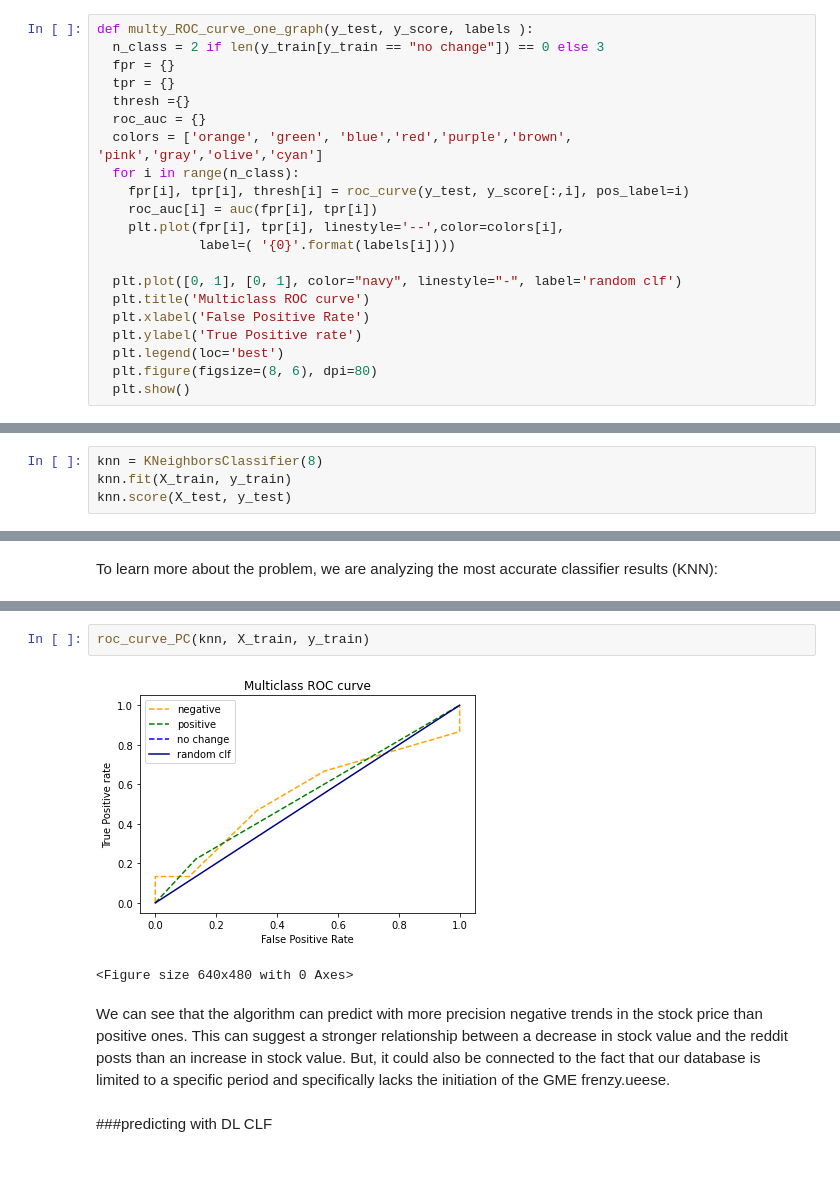
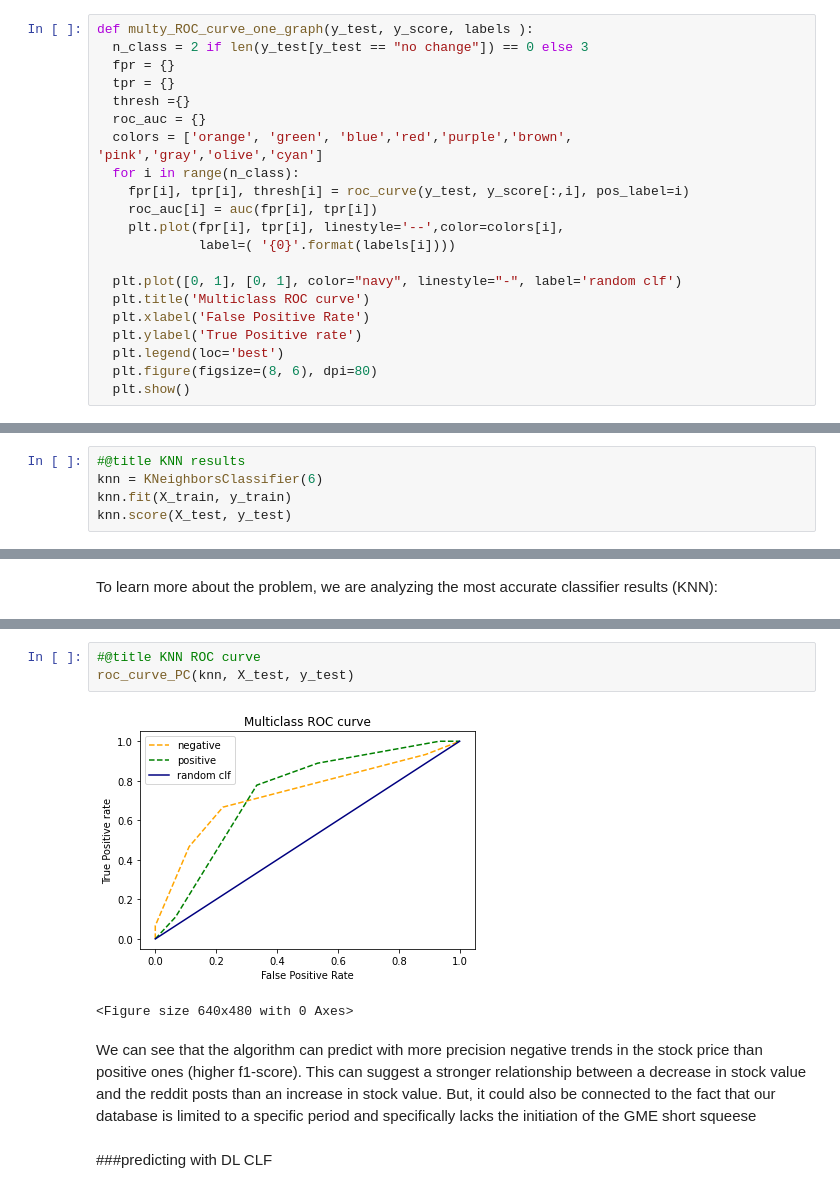
Before and after one commit to amit-shahar/StockValues, a Jupyter notebook: StocksValues.ipynb, the cells around one changed output, grey strips where cells are left out. Cells and saved outputs as stored; diff of their text form.

```diff
--- a/StocksValues.ipynb
+++ b/StocksValues.ipynb
@@ -246,7 +248,7 @@ def FB_prophet(stock, start_period, training_untill, end_period, days_to_forecas
   return m, m.predict(future_df), stock_df
 # %%
 def multy_ROC_curve_one_graph(y_test, y_score, labels ):
-  n_class = 2 if len(y_train[y_train == "no change"]) == 0 else 3
+  n_class = 2 if len(y_test[y_test == "no change"]) == 0 else 3
   fpr = {}
   tpr = {}
   thresh ={}
@@ -1482,5 +1417,6 @@ clf.score(X_test, y_test)
 # %%
-knn = KNeighborsClassifier(8)
+#@title KNN results
+knn = KNeighborsClassifier(6)
 knn.fit(X_train, y_train)
 knn.score(X_test, y_test)
 # %% [output]
@@ -1512,11 +1442,12 @@ roc_curve_PC(clf, X_train, y_train)
-# %%
-roc_curve_PC(knn, X_train, y_train)
-# %% [output]
-[figure, removed]
-<Figure size 640x480 with 0 Axes>
+# %%
+#@title KNN ROC curve
+roc_curve_PC(knn, X_test, y_test)
+# %% [output]
+[figure, added]
+<Figure size 640x480 with 0 Axes>
 # %% [markdown]
-We can see that the algorithm can predict with more precision negative trends in the stock price than positive ones.
-This can suggest a stronger relationship between a decrease in stock value and the reddit posts than an increase in stock value. But, it could also be connected to the fact that our database is limited to a specific period and specifically lacks the initiation of the GME frenzy.ueese.
+We can see that the algorithm can predict with more precision negative trends in the stock price than positive ones (higher f1-score).
+This can suggest a stronger relationship between a decrease in stock value and the reddit posts than an increase in stock value. But, it could also be connected to the fact that our database is limited to a specific period and specifically lacks the initiation of the GME short squeese
 # %% [markdown]
 ###predicting with DL CLF
 # %%
```
Also changed, not shown: parts of 52 cells of this notebook.
